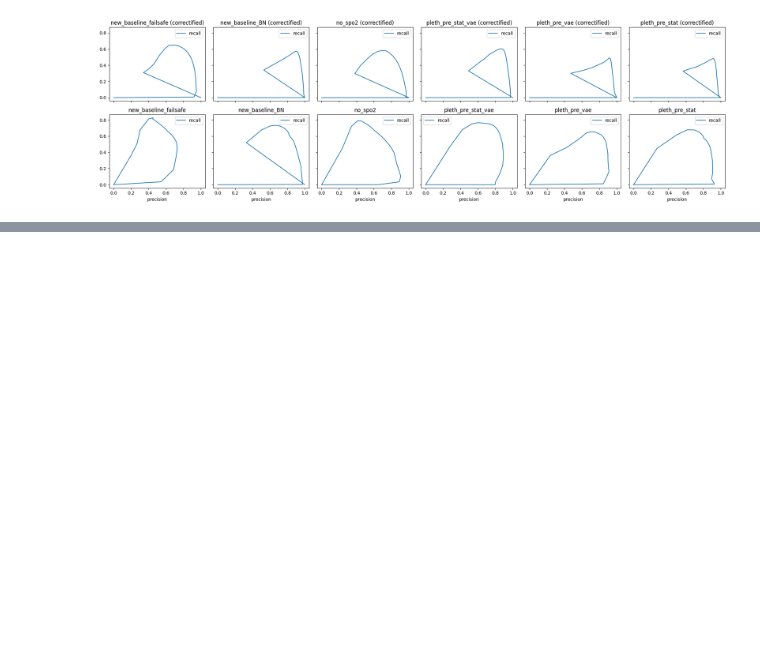
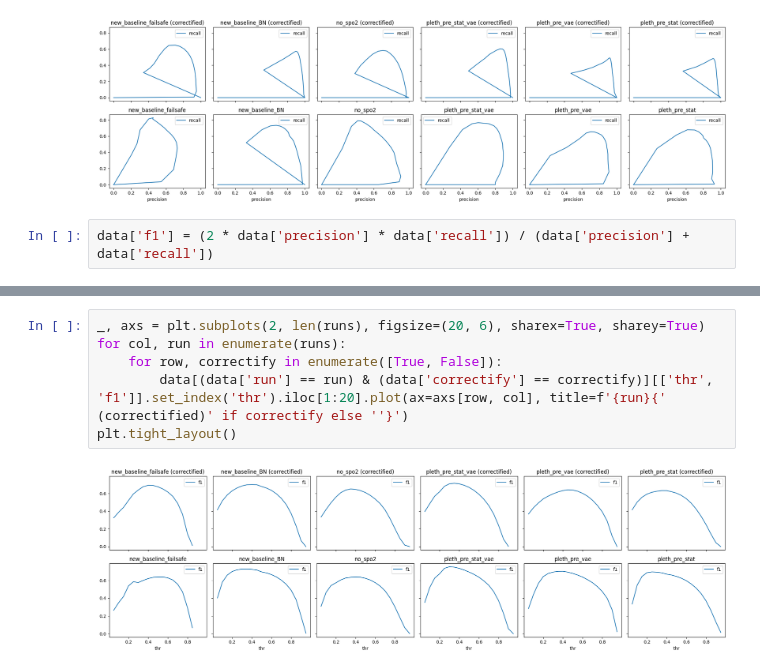
Before and after one commit to JulianBvW/Wearable-Sleep-Event-Detection, a Jupyter notebook: Notebooks/33_prec_rec_curve_with_metric.ipynb, the cells around one changed output, grey strips where cells are left out. Cells and saved outputs as stored; diff of their text form; blank space fills up the shorter version.

```diff
--- a/Notebooks/33_prec_rec_curve_with_metric.ipynb
+++ b/Notebooks/33_prec_rec_curve_with_metric.ipynb
@@ -25,3 +25,5 @@ for col, run in enumerate(runs):
 plt.tight_layout()
 # %% [output]
 [figure]
+# %%
+data['f1'] = (2 * data['precision'] * data['recall']) / (data['precision'] + data['recall'])
@@ -27,0 +46,8 @@ plt.tight_layout()
+# %%
+_, axs = plt.subplots(2, len(runs), figsize=(20, 6), sharex=True, sharey=True)
+for col, run in enumerate(runs):
+    for row, correctify in enumerate([True, False]):
+        data[(data['run'] == run) & (data['correctify'] == correctify)][['thr', 'f1']].set_index('thr').iloc[1:20].plot(ax=axs[row, col], title=f'{run}{' (correctified)' if correctify else ''}')
+plt.tight_layout()
+# %% [output]
+[figure, added]
```
Also changed, not shown: parts of 2 cells of this notebook.
